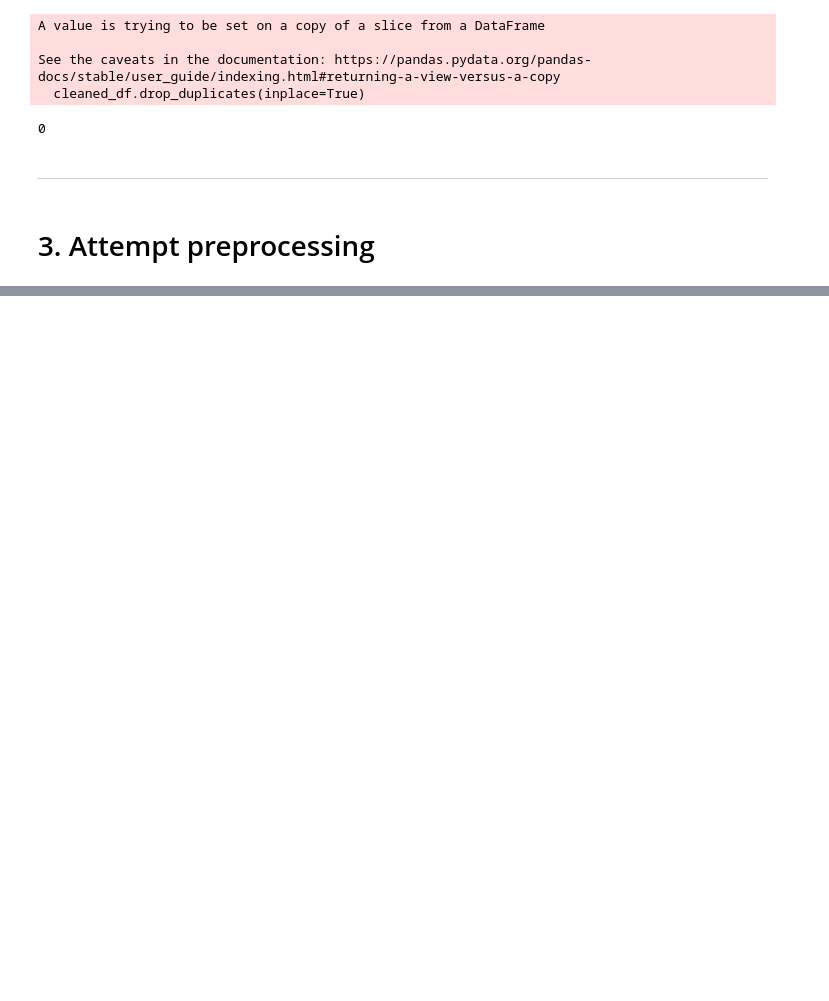
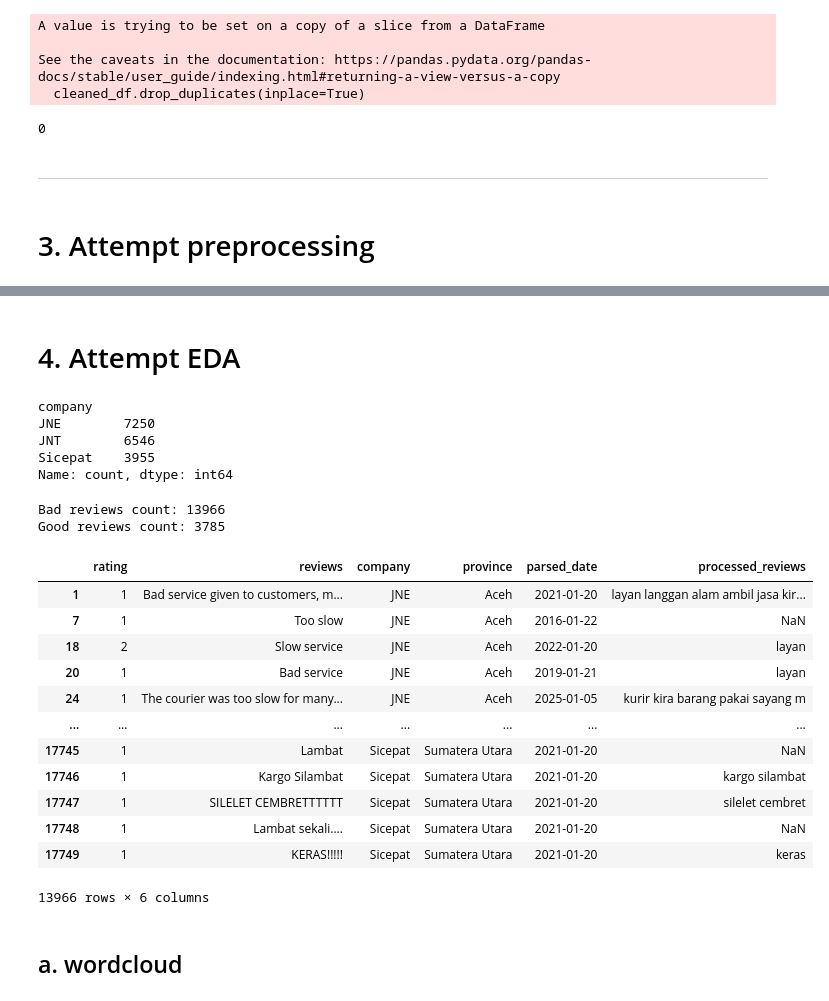
Before and after one commit to Radenaz/sandbox_textprepro, a Jupyter notebook: text_prepro_test.ipynb, the cells around one changed output, grey strips where cells are left out. Cells and saved outputs as stored; diff of their text form; code cells hidden in the pictures; blank space fills up the shorter version.

```diff
--- a/text_prepro_test.ipynb
+++ b/text_prepro_test.ipynb
@@ -781,0 +808,2 @@ bersih_df.to_csv('prepro_cleaned_reviews.csv', index=False)
+# %% [markdown]
+# 4. Attempt EDA
@@ -781,0 +813,18 @@ bersih_df.to_csv('prepro_cleaned_reviews.csv', index=False)
+# %%
+eda_df['company'].value_counts()
+# %% [output]
+company
+JNE        7250
+JNT        6546
+Sicepat    3955
+Name: count, dtype: int64
+# %%
+# Split DataFrame based on reviews column
+jelek_eda_df = eda_df[eda_df['rating'] <= 3]  # Bad ratings (1 - 3)
+bagus_eda_df = eda_df[eda_df['rating'] >= 4]  # Good ratings (4 or 5)
+
+print(f"Bad reviews count: {jelek_eda_df.shape[0]}")
+print(f"Good reviews count: {bagus_eda_df.shape[0]}")
+# %% [output]
+Bad reviews count: 13966
+Good reviews count: 3785
@@ -781,0 +836,18 @@ bersih_df.to_csv('prepro_cleaned_reviews.csv', index=False)
+# %%
+jelek_eda_df
+# %% [output]
+|  | rating | reviews | company | province | parsed_date | processed_reviews |
+| 1 | 1 | Bad service given to customers, m... | JNE | Aceh | 2021-01-20 | layan langgan alam ambil jasa kir... |
+| 7 | 1 | Too slow | JNE | Aceh | 2016-01-22 | NaN |
+| 18 | 2 | Slow service | JNE | Aceh | 2022-01-20 | layan |
+| 20 | 1 | Bad service | JNE | Aceh | 2019-01-21 | layan |
+| 24 | 1 | The courier was too slow for many... | JNE | Aceh | 2025-01-05 | kurir kira barang pakai sayang m |
+| ... | ... | ... | ... | ... | ... | ... |
+| 17745 | 1 | Lambat | Sicepat | Sumatera Utara | 2021-01-20 | NaN |
+| 17746 | 1 | Kargo Silambat | Sicepat | Sumatera Utara | 2021-01-20 | kargo silambat |
+| 17747 | 1 | SILELET CEMBRETTTTTT | Sicepat | Sumatera Utara | 2021-01-20 | silelet cembret |
+| 17748 | 1 | Lambat sekali.... | Sicepat | Sumatera Utara | 2021-01-20 | NaN |
+| 17749 | 1 | KERAS!!!!! | Sicepat | Sumatera Utara | 2021-01-20 | keras |
+13966 rows × 6 columns
+# %% [markdown]
+## a. wordcloud
```
Also changed, not shown: parts of 30 cells of this notebook, 8 other files.
